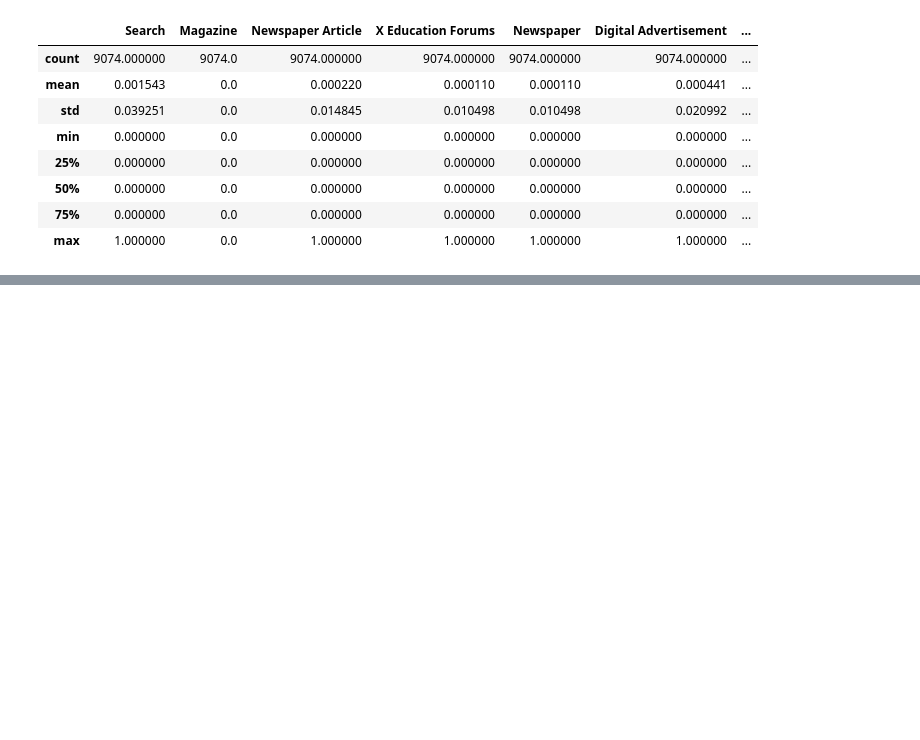
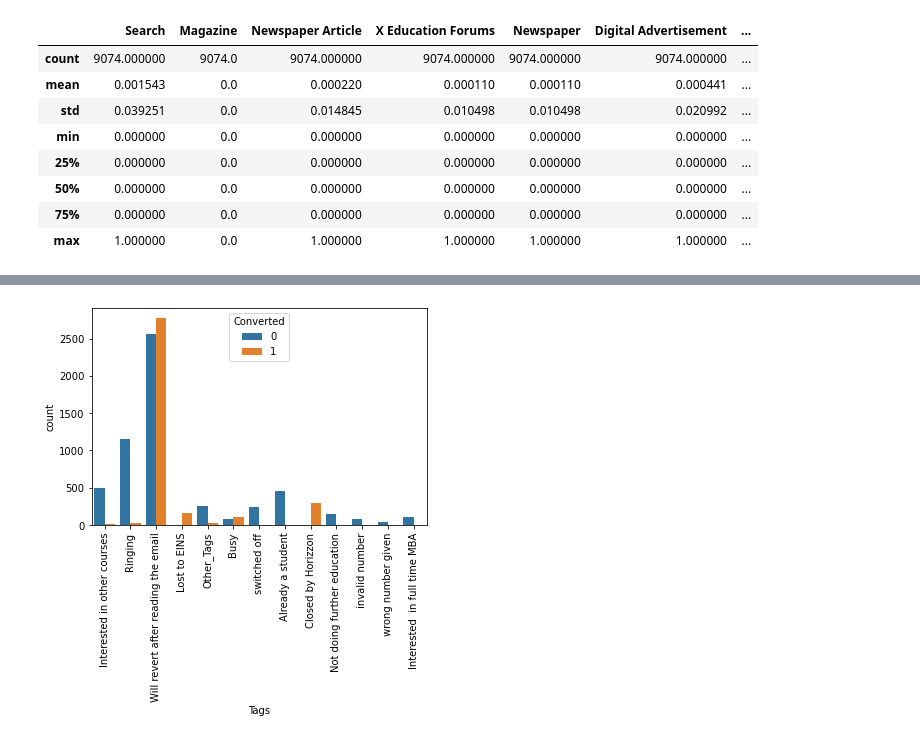
Before and after one commit to Pratik-Acharyya/Lead-Scoring-Case-Study, a Jupyter notebook: Lead_Scoring_Model.ipynb, the cells around one changed output, grey strips where cells are left out. Drawn from its saved outputs; the diff is of its cells as text; code cells hidden in the pictures; blank space fills up the shorter version.

```diff
--- a/Lead_Scoring_Model.ipynb
+++ b/Lead_Scoring_Model.ipynb
@@ -403,0 +419,14 @@ lead[["Search","Magazine","Newspaper Article","X Education Forums","Newspaper","
+# %%
+# Converting all low count categories to Others category
+lead['Tags'] = lead['Tags'].replace(['In confusion whether part time or DLP', 'in touch with EINS','Diploma holder (Not Eligible)',
+                                     'Approached upfront','Graduation in progress','number not provided', 'opp hangup','Still Thinking',
+                                    'Lost to Others','Shall take in the next coming month','Lateral student','Interested in Next batch',
+                                    'Recognition issue (DEC approval)','Want to take admission but has financial problems',
+                                    'University not recognized'], 'Other_Tags')
+
+# lets plot the Tags again
+sns.countplot(x="Tags", hue="Converted", data= lead)
+plt.xticks( rotation='vertical')
+plt.show()
+# %% [output]
+[figure, added]
```
Also changed, not shown: parts of 66 cells of this notebook.
